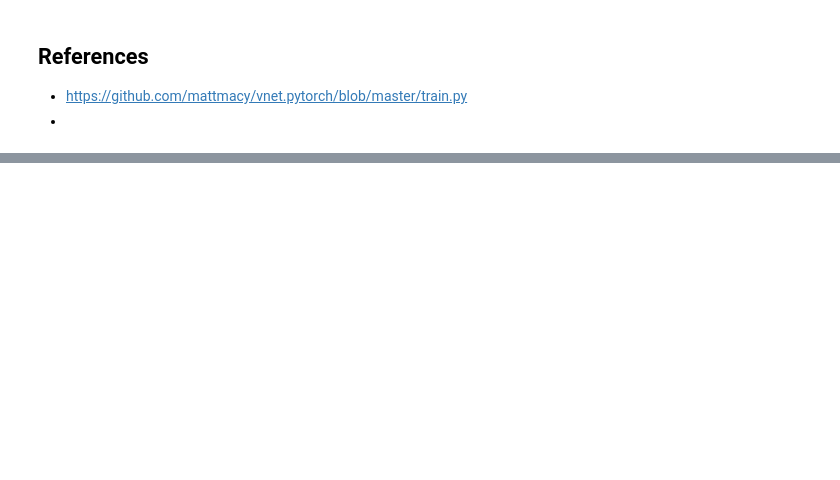
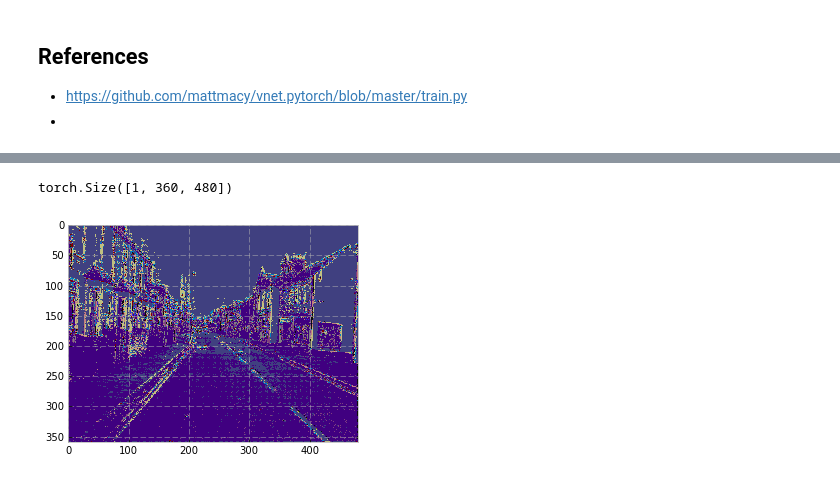
Before and after one commit to bfortuner/pytorch_tiramisu, a Jupyter notebook: tiramisu-pytorch.ipynb, the cells around one changed output, grey strips where cells are left out. Drawn from its saved outputs; the diff is of its cells as text; code cells hidden in the pictures; blank space fills up the shorter version.

```diff
--- a/tiramisu-pytorch.ipynb
+++ b/tiramisu-pytorch.ipynb
@@ -744,0 +794,9 @@ Time 1m 12s
+# %%
+preds = get_predictions(output)
+preds.size()
+# %% [output]
+torch.Size([1, 360, 480])
+# %%
+view_annotated(preds[0])
+# %% [output]
+[figure, added]
```
Also changed, not shown: parts of 55 cells of this notebook.
